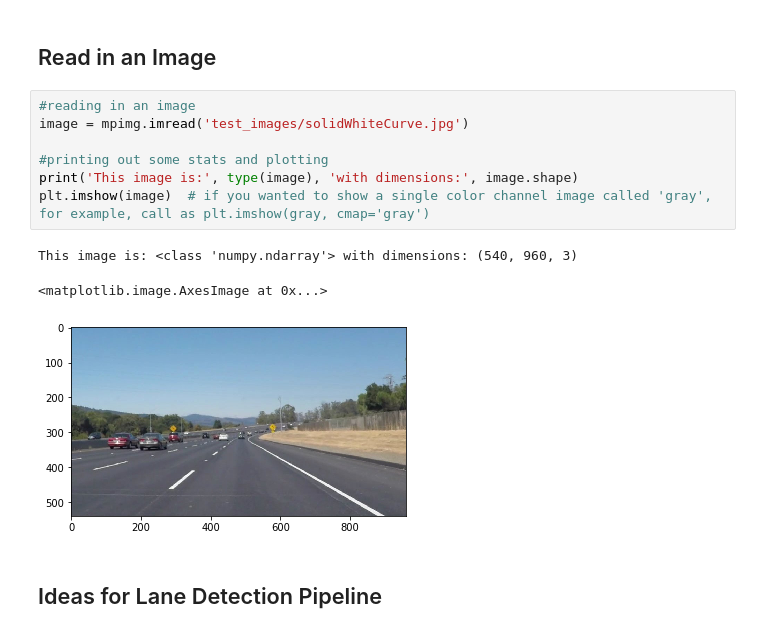
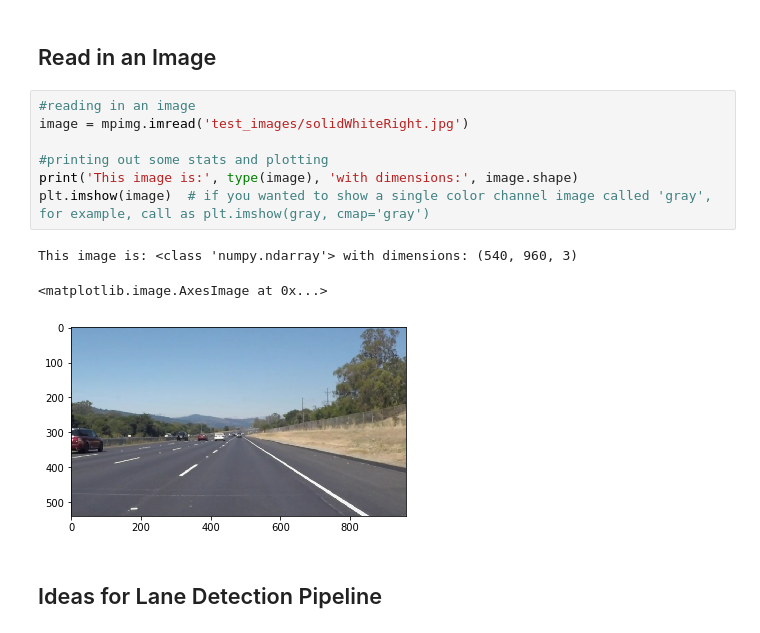
Before and after one commit to morecowbell89/UdacitySelfDrivingCar, a Jupyter notebook: Project1/P1.ipynb, the cells around one changed output. Drawn from its saved outputs; the diff is of its cells as text.

```diff
--- a/Project1/P1.ipynb
+++ b/Project1/P1.ipynb
@@ -51,15 +51,15 @@ import cv2
 ## Read in an Image
 # %%
 #reading in an image
-image = mpimg.imread('test_images/solidWhiteCurve.jpg')
+image = mpimg.imread('test_images/solidWhiteRight.jpg')
 
 #printing out some stats and plotting
 print('This image is:', type(image), 'with dimensions:', image.shape)
 plt.imshow(image)  # if you wanted to show a single color channel image called 'gray', for example, call as plt.imshow(gray, cmap='gray')
 # %% [output]
 This image is: <class 'numpy.ndarray'> with dimensions: (540, 960, 3)
 <matplotlib.image.AxesImage at 0x...>
-[figure, old version]
+[figure, new version]
 # %% [markdown]
 ## Ideas for Lane Detection Pipeline
 # %% [markdown]
```
Also changed, not shown: parts of 5 cells of this notebook.
